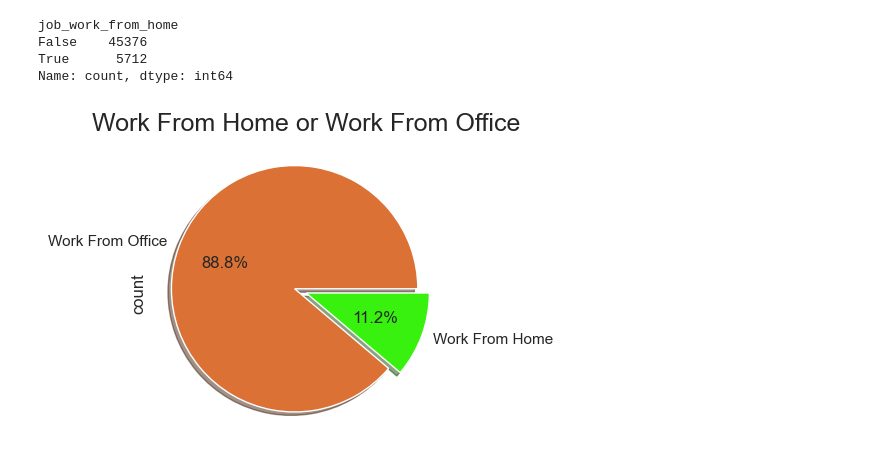
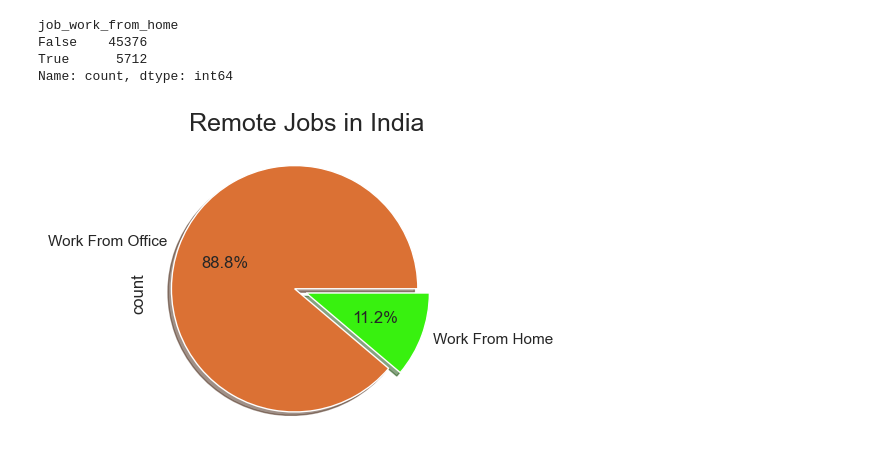
Before and after one commit to ujjwalsingh2046/Job_Market_Analysis, a Jupyter notebook: 1_EDA.ipynb, the cells around one changed output. Cells and saved outputs as stored; diff of their text form; code cells hidden in the pictures.

```diff
--- a/1_EDA.ipynb
+++ b/1_EDA.ipynb
@@ -186,8 +189,8 @@ True      5712
 Name: count, dtype: int64
 # %%
 plt.figure(figsize=(4, 4))
-plt.title("Work From Home or Work From Office", fontsize=18)
+plt.title("Remote Jobs in India", fontsize=18)
 wfh_india.plot(kind='pie', autopct='%1.1f%%', explode=[0.1, 0], shadow=True, colors=["#db7134", "#38f10f"], labels=['Work From Office', 'Work From Home'])
 plt.show()
 # %% [output]
-[figure, old version]
+[figure, new version]
```
Also changed, not shown: parts of 3 cells of this notebook.
